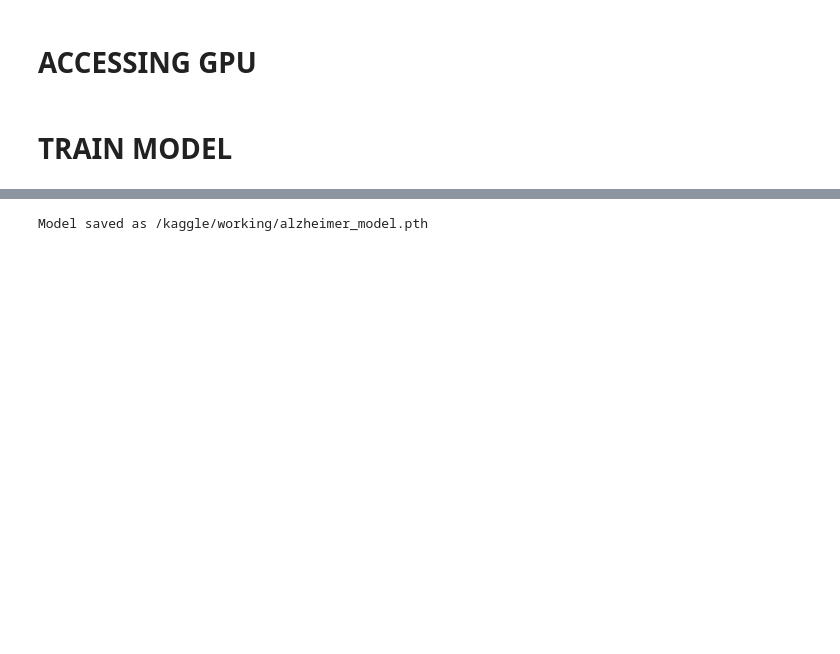
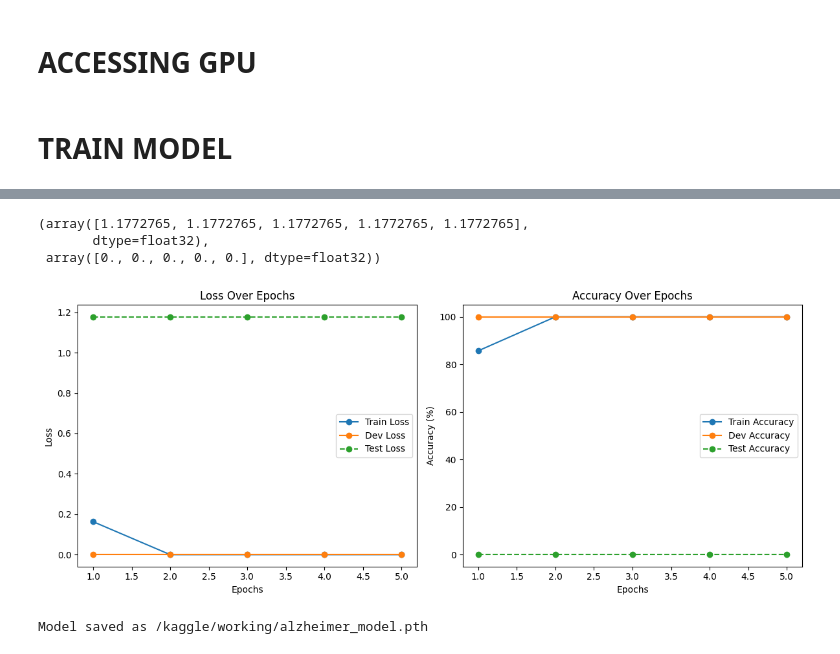
Before and after one commit to muhammadshahmirzaman/oibsip_taskno1, a Jupyter notebook: alzheimer.ipynb, the cells around one changed output, grey strips where cells are left out. Cells and saved outputs as stored; diff of their text form; code cells hidden in the pictures; blank space fills up the shorter version.

```diff
--- a/alzheimer.ipynb
+++ b/alzheimer.ipynb
@@ -655,43 +576,42 @@ Test Loss: 0.0000, Test Acc: 100.00%
+# %%
+test_loss, test_acc
+# %% [output]
+(array([1.1772765, 1.1772765, 1.1772765, 1.1772765, 1.1772765],
+       dtype=float32),
+ array([0., 0., 0., 0., 0.], dtype=float32))
 # %%
-import matplotlib.pyplot as plt
-
-def plot_metrics(train_loss, dev_loss, train_acc, dev_acc, test_loss, test_acc):
-    """
-    Plot training and validation metrics along with test metrics.
-    """
-    # Handle multi-element tensors for test_loss and test_acc
-    test_loss = test_loss.mean().item() if isinstance(test_loss, torch.Tensor) else test_loss
-    test_acc = test_acc.mean().item() if isinstance(test_acc, torch.Tensor) else test_acc
+def plot_metrics(train_loss, dev_loss, train_acc, dev_acc, test_loss=None, test_acc=None):
 
     epochs = range(1, len(train_loss) + 1)
 
     # Plot Loss
     plt.figure(figsize=(12, 5))
     plt.subplot(1, 2, 1)
     plt.plot(epochs, train_loss, label='Train Loss', marker='o')
     plt.plot(epochs, dev_loss, label='Dev Loss', marker='o')
-    plt.axhline(y=test_loss, color='r', linestyle='--', label='Test Loss')  # Test loss as a horizontal line
+    plt.plot(epochs, test_loss, label='Test Loss', marker='o', linestyle='--')
     plt.xlabel('Epochs')
     plt.ylabel('Loss')
     plt.title('Loss Over Epochs')
     plt.legend()
 
     # Plot Accuracy
     plt.subplot(1, 2, 2)
     plt.plot(epochs, train_acc, label='Train Accuracy', marker='o')
     plt.plot(epochs, dev_acc, label='Dev Accuracy', marker='o')
-    plt.axhline(y=test_acc, color='r', linestyle='--', label='Test Accuracy')  # Test accuracy as a horizontal line
+    plt.plot(epochs, test_acc, label='Test Accuracy', marker='o', linestyle='--')
     plt.xlabel('Epochs')
     plt.ylabel('Accuracy (%)')
     plt.title('Accuracy Over Epochs')
     plt.legend()
 
-    # Show the plots
     plt.tight_layout()
     plt.show()
 
 # Call the function
 plot_metrics(train_loss, dev_loss, train_acc, dev_acc, test_loss, test_acc)
+# %% [output]
+[figure, added]
 # %%
 import torch
 
```
Also changed, not shown: parts of 24 cells of this notebook.
